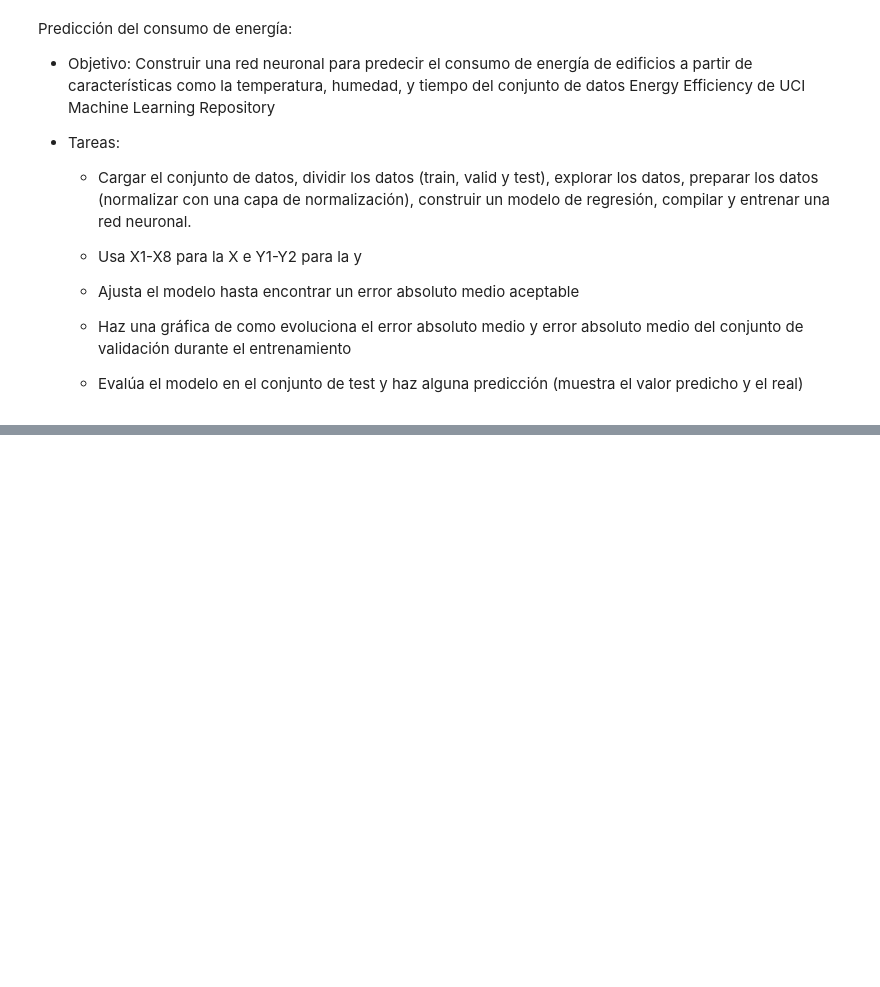
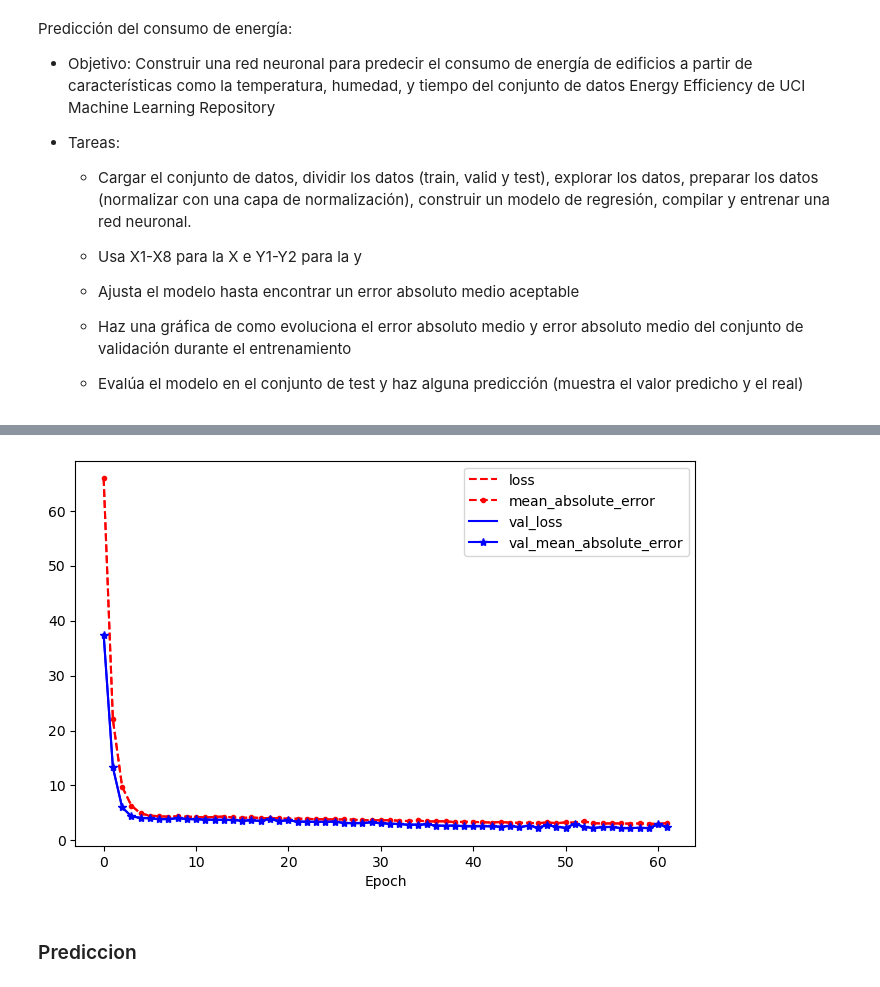
Before and after one commit to Elena2332/iabd, a Jupyter notebook: ia/sapa/deep_learning/4_3Ejercicios.ipynb, the cells around one changed output, grey strips where cells are left out. Cells and saved outputs as stored; diff of their text form; code cells hidden in the pictures; blank space fills up the shorter version.

```diff
--- a/ia/sapa/deep_learning/4_3Ejercicios.ipynb
+++ b/ia/sapa/deep_learning/4_3Ejercicios.ipynb
@@ -435,0 +515,7 @@ ImportError: Missing optional dependency 'openpyxl'.  Use pip or conda to instal
+# %%
+y = data[['Y1','Y2']]
+x = data.drop(['Y1','Y2'], axis=1)
+
+X_train_full, x_test, y_train_full, y_test = train_test_split(x,y, test_size=0.15, random_state=42)
+X_train, X_val, y_train, y_val = train_test_split(X_train_full, y_train_full, test_size=0.15, random_state=42)
+X_val.head()
@@ -435,0 +631,13 @@ ImportError: Missing optional dependency 'openpyxl'.  Use pip or conda to instal
+# %%
+mejor_err = 99999
+mejor_mod = None
+mejor_hist = None
+i = 0
+for model in modelos:
+    eval_loss,eval_err = model.evaluate(x_test,y_test)
+    print('MeanAbsoluteError: ',eval_err,'  Loss: ',eval_loss)
+    if eval_err < mejor_err:
+        mejor_err = eval_err
+        mejor_mod = model
+        mejor_hist = history[i]
+    i += 1
@@ -435,0 +653,10 @@ ImportError: Missing optional dependency 'openpyxl'.  Use pip or conda to instal
+# %%
+pd.DataFrame(mejor_hist.history).plot(
+    figsize=(8, 5), xlabel="Epoch",
+    style=["r--", "r--.", "b-", "b-*"])
+plt.legend()
+plt.show()
+# %% [output]
+[figure, added]
+# %% [markdown]
+### Prediccion
```
Also changed, not shown: parts of 14 cells of this notebook.
